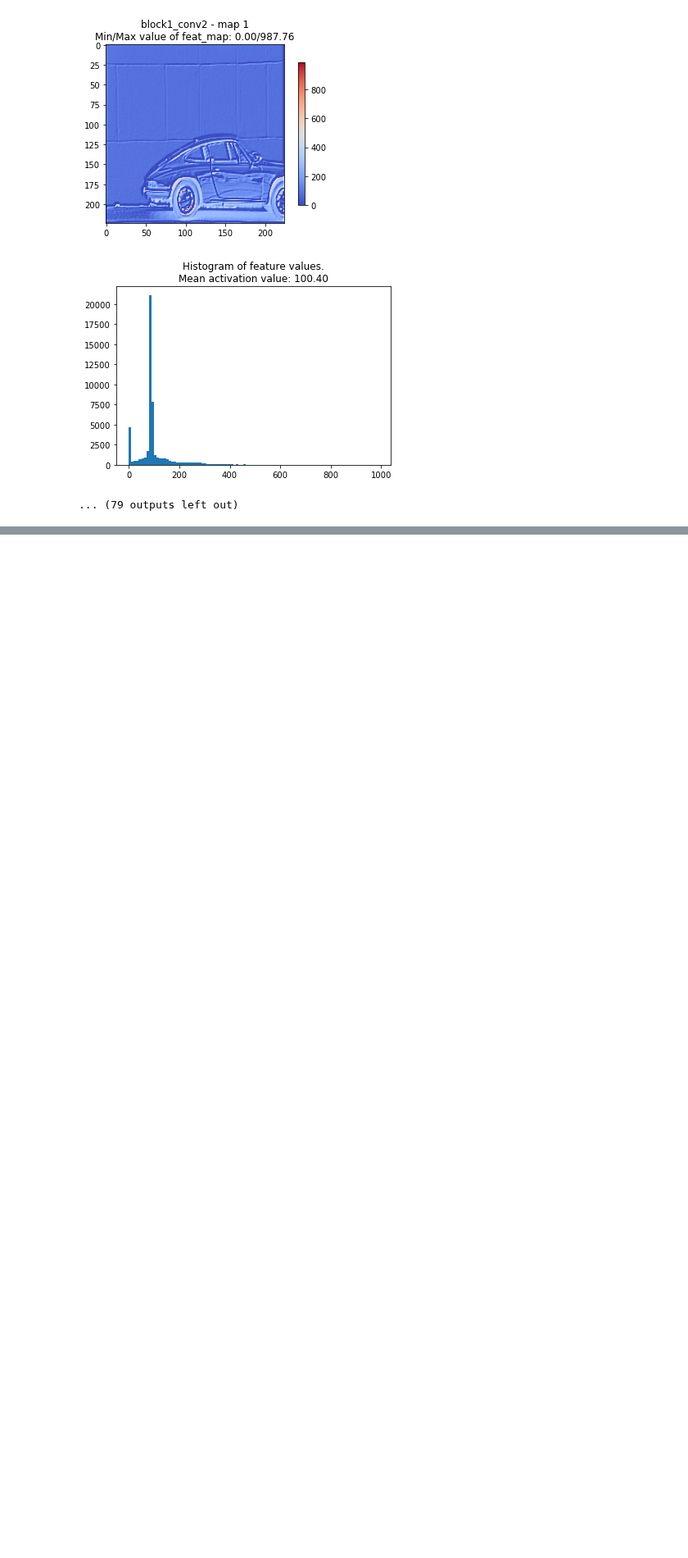
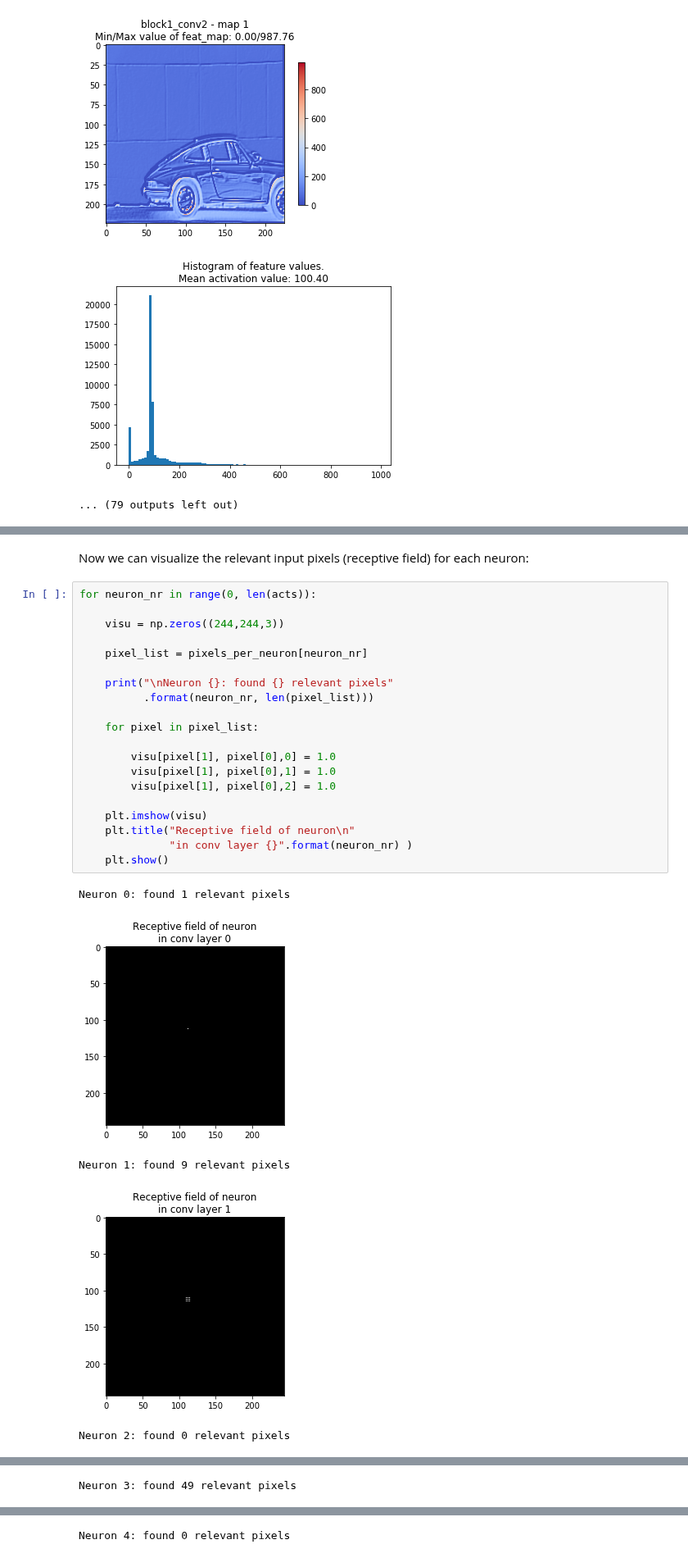
Before and after one commit to b3n3d17/DeepLearningCourse, a Jupyter notebook: 34_looking_deeper_into_a_cnn/looking_deeper_into_a_cnn.ipynb, the cells around one changed output, grey strips where cells are left out. Shown at 82% size. Cells and saved outputs as stored; diff of their text form; blank space fills up the shorter version.

Commit message:
1st working version of determining the effective receptive field of a neuron

```diff
--- a/34_looking_deeper_into_a_cnn/looking_deeper_into_a_cnn.ipynb
+++ b/34_looking_deeper_into_a_cnn/looking_deeper_into_a_cnn.ipynb
@@ -515,0 +667,28 @@ KeyboardInterrupt:
+# %% [markdown]
+Now we can visualize the relevant input pixels (receptive field) for each neuron:
+# %%
+for neuron_nr in range(0, len(acts)):
+
+    visu = np.zeros((244,244,3))
+
+    pixel_list = pixels_per_neuron[neuron_nr]
+
+    print("\nNeuron {}: found {} relevant pixels"
+          .format(neuron_nr, len(pixel_list)))
+
+    for pixel in pixel_list:
+
+        visu[pixel[1], pixel[0],0] = 1.0
+        visu[pixel[1], pixel[0],1] = 1.0
+        visu[pixel[1], pixel[0],2] = 1.0
+
+    plt.imshow(visu)
+    plt.title("Receptive field of neuron\n"
+              "in conv layer {}".format(neuron_nr) )
+    plt.show()
+# %% [output]
+Neuron 0: found 1 relevant pixels
+[figure, added]
+Neuron 1: found 9 relevant pixels
+[figure, added]
+Neuron 2: found 0 relevant pixels
@@ -515,0 +696 @@ KeyboardInterrupt:
+Neuron 3: found 49 relevant pixels
@@ -515,0 +698 @@ KeyboardInterrupt:
+Neuron 4: found 0 relevant pixels
```
Also changed, not shown: parts of 8 cells of this notebook.
